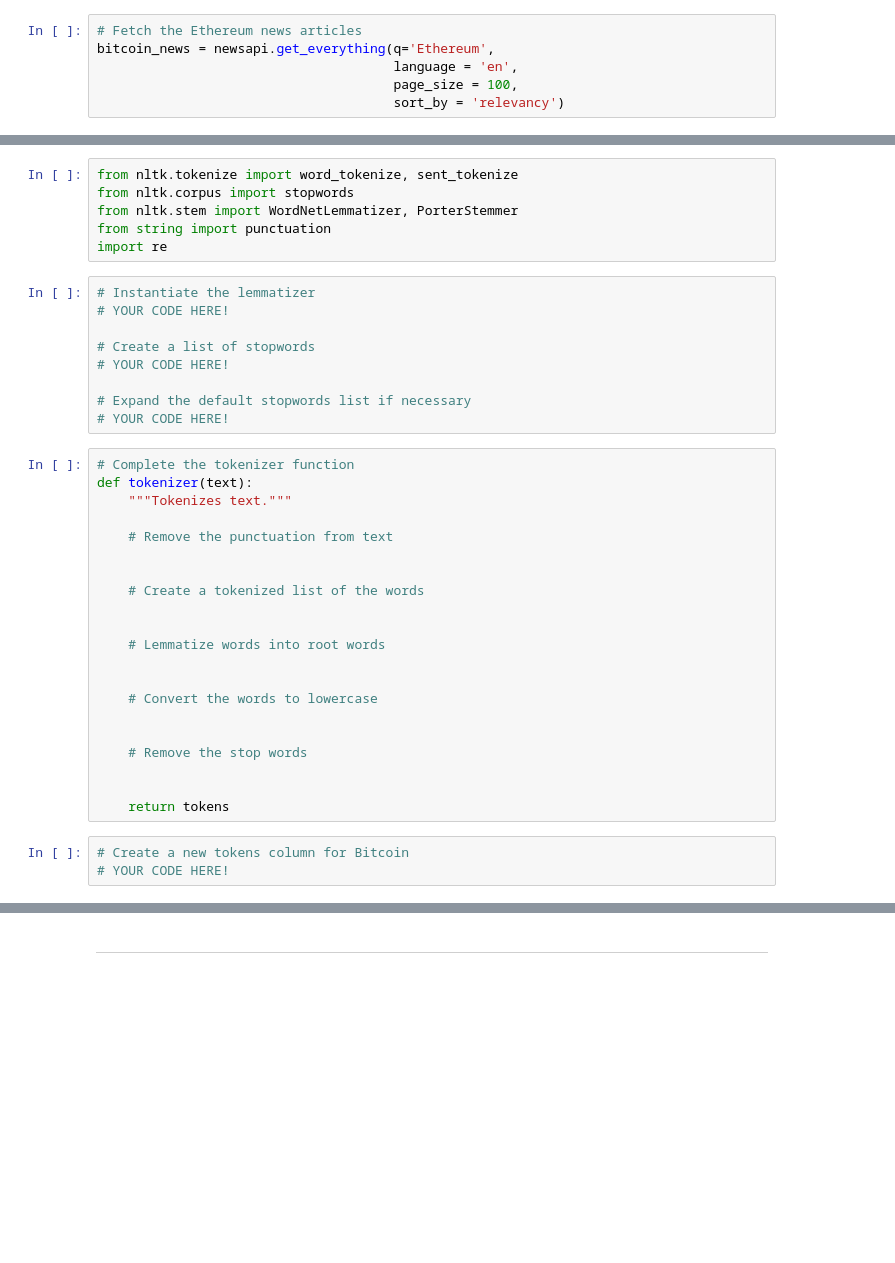
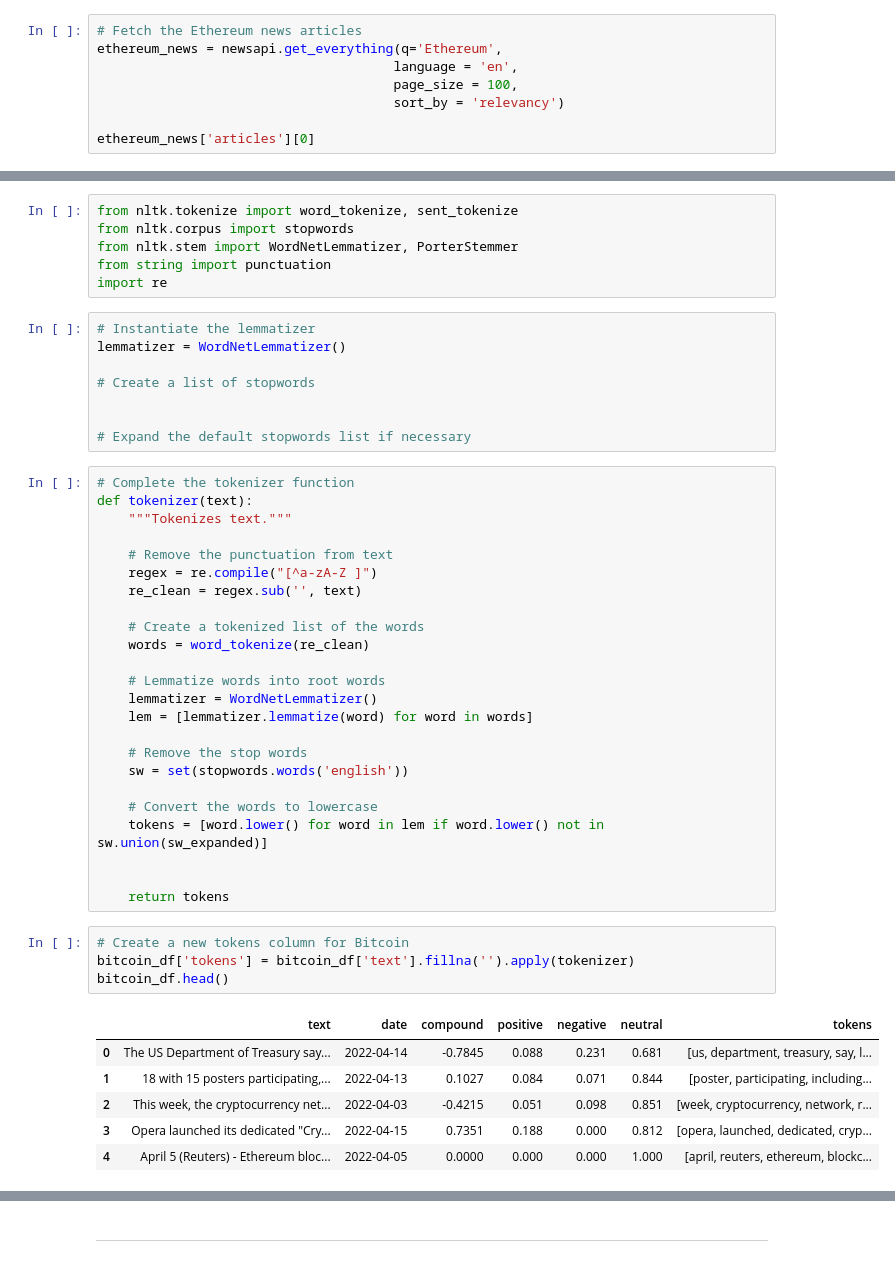
Before and after one commit to kxh3/NLP, a Jupyter notebook: main/crypto_sentiment.ipynb, the cells around one changed output, grey strips where cells are left out. Saved outputs shown, nothing was run; the diff lists cells and outputs as text; blank space fills up the shorter version.

Commit message:
created sentiment scores, completed the tokenizer function, and generated n-grams

```diff
--- a/main/crypto_sentiment.ipynb
+++ b/main/crypto_sentiment.ipynb
@@ -49,6 +68,8 @@ bitcoin_news = newsapi.get_everything(q='Bitcoin',
 # %%
 # Fetch the Ethereum news articles
-bitcoin_news = newsapi.get_everything(q='Ethereum',
+ethereum_news = newsapi.get_everything(q='Ethereum',
                                       language = 'en',
                                       page_size = 100,
                                       sort_by = 'relevancy')
+
+ethereum_news['articles'][0]
@@ -97,36 +212,46 @@ from string import punctuation
 import re
 # %%
 # Instantiate the lemmatizer
-# YOUR CODE HERE!
+lemmatizer = WordNetLemmatizer()
 
 # Create a list of stopwords
-# YOUR CODE HERE!
+
 
 # Expand the default stopwords list if necessary
-# YOUR CODE HERE!
 # %%
 # Complete the tokenizer function
 def tokenizer(text):
     """Tokenizes text."""
 
     # Remove the punctuation from text
-
+    regex = re.compile("[^a-zA-Z ]")
+    re_clean = regex.sub('', text)
 
     # Create a tokenized list of the words
-
+    words = word_tokenize(re_clean)
 
     # Lemmatize words into root words
+    lemmatizer = WordNetLemmatizer()
+    lem = [lemmatizer.lemmatize(word) for word in words]
 
+    # Remove the stop words
+    sw = set(stopwords.words('english'))
 
     # Convert the words to lowercase
-
-
-    # Remove the stop words
+    tokens = [word.lower() for word in lem if word.lower() not in sw.union(sw_expanded)]
 
 
     return tokens
 # %%
 # Create a new tokens column for Bitcoin
-# YOUR CODE HERE!
+bitcoin_df['tokens'] = bitcoin_df['text'].fillna('').apply(tokenizer)
+bitcoin_df.head()
+# %% [output]
+|  | text | date | compound | positive | negative | neutral | tokens |
+| 0 | The US Department of Treasury say... | 2022-04-14 | -0.7845 | 0.088 | 0.231 | 0.681 | [us, department, treasury, say, l... |
+| 1 | 18 with 15 posters participating,... | 2022-04-13 | 0.1027 | 0.084 | 0.071 | 0.844 | [poster, participating, including... |
+| 2 | This week, the cryptocurrency net... | 2022-04-03 | -0.4215 | 0.051 | 0.098 | 0.851 | [week, cryptocurrency, network, r... |
+| 3 | Opera launched its dedicated "Cry... | 2022-04-15 | 0.7351 | 0.188 | 0.000 | 0.812 | [opera, launched, dedicated, cryp... |
+| 4 | April 5 (Reuters) - Ethereum bloc... | 2022-04-05 | 0.0000 | 0.000 | 0.000 | 1.000 | [april, reuters, ethereum, blockc... |
 # %%
 # Create a new tokens column for Ethereum
```
Also changed, not shown: parts of 15 cells of this notebook.
